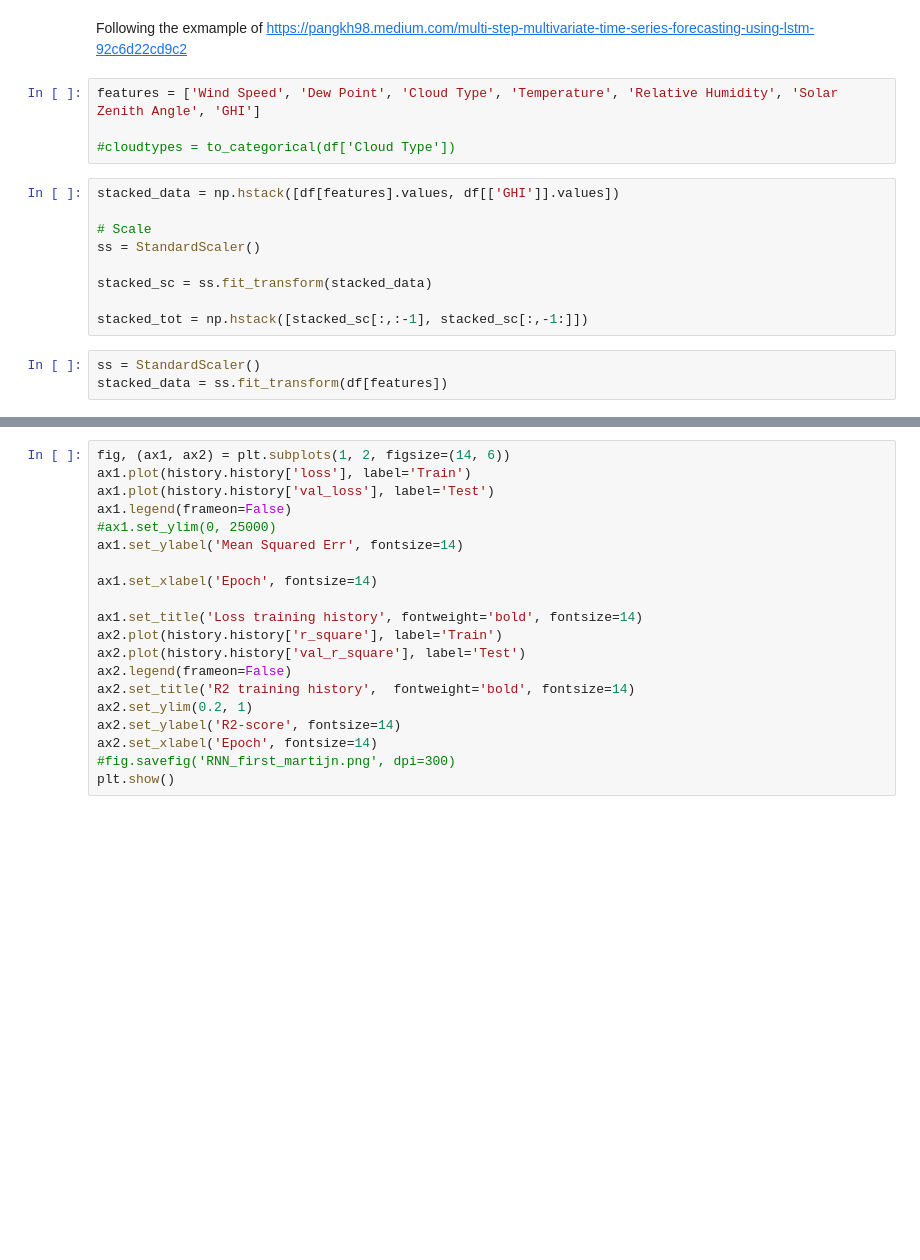
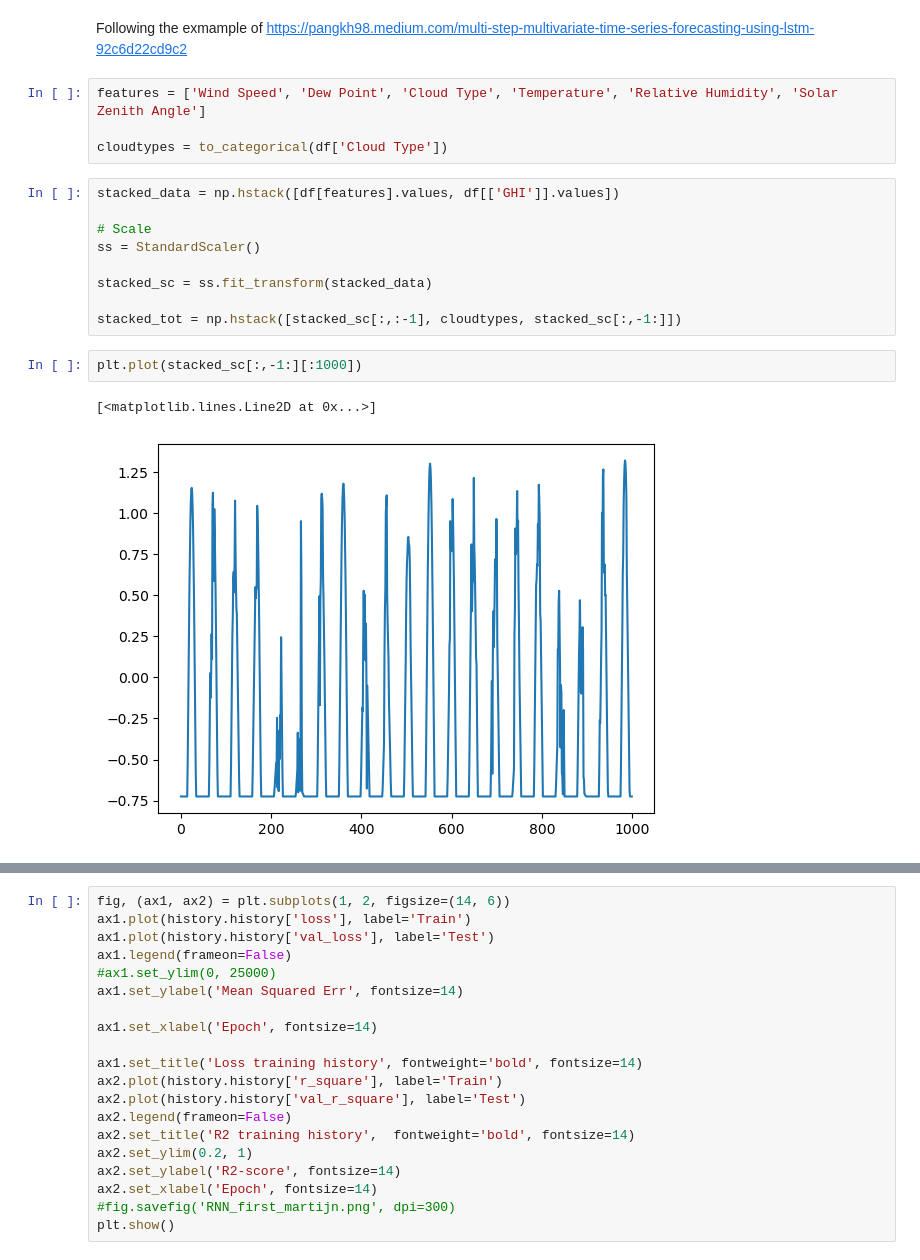
Before and after one commit to martijndevries/solar-intensity-forecast, a Jupyter notebook: martijn/martijn-model-test.ipynb, the cells around one changed output, grey strips where cells are left out. Cells and saved outputs as stored; diff of their text form; blank space fills up the shorter version.

Commit message:
CLeaned up data nb

```diff
--- a/martijn/martijn-model-test.ipynb
+++ b/martijn/martijn-model-test.ipynb
@@ -187,9 +187,9 @@ plt.show()
 # %% [markdown]
 Following the exmample of https://pangkh98.medium.com/multi-step-multivariate-time-series-forecasting-using-lstm-92c6d22cd9c2
 # %%
-features = ['Wind Speed', 'Dew Point', 'Cloud Type', 'Temperature', 'Relative Humidity', 'Solar Zenith Angle', 'GHI']
+features = ['Wind Speed', 'Dew Point', 'Cloud Type', 'Temperature', 'Relative Humidity', 'Solar Zenith Angle']
 
-#cloudtypes = to_categorical(df['Cloud Type'])
+cloudtypes = to_categorical(df['Cloud Type'])
 # %%
 stacked_data = np.hstack([df[features].values, df[['GHI']].values])
 
@@ -198,10 +198,12 @@ ss = StandardScaler()
 
 stacked_sc = ss.fit_transform(stacked_data)
 
-stacked_tot = np.hstack([stacked_sc[:,:-1], stacked_sc[:,-1:]])
+stacked_tot = np.hstack([stacked_sc[:,:-1], cloudtypes, stacked_sc[:,-1:]])
-# %%
-ss = StandardScaler()
-stacked_data = ss.fit_transform(df[features])
+# %%
+plt.plot(stacked_sc[:,-1:][:1000])
+# %% [output]
+[<matplotlib.lines.Line2D at 0x...>]
+[figure, added]
 # %%
 # split a multivariate sequence into samples
 def split_sequences(data_in, n_steps_in, n_steps_out):
```
Also changed, not shown: parts of 6 cells of this notebook, 2 other files.
